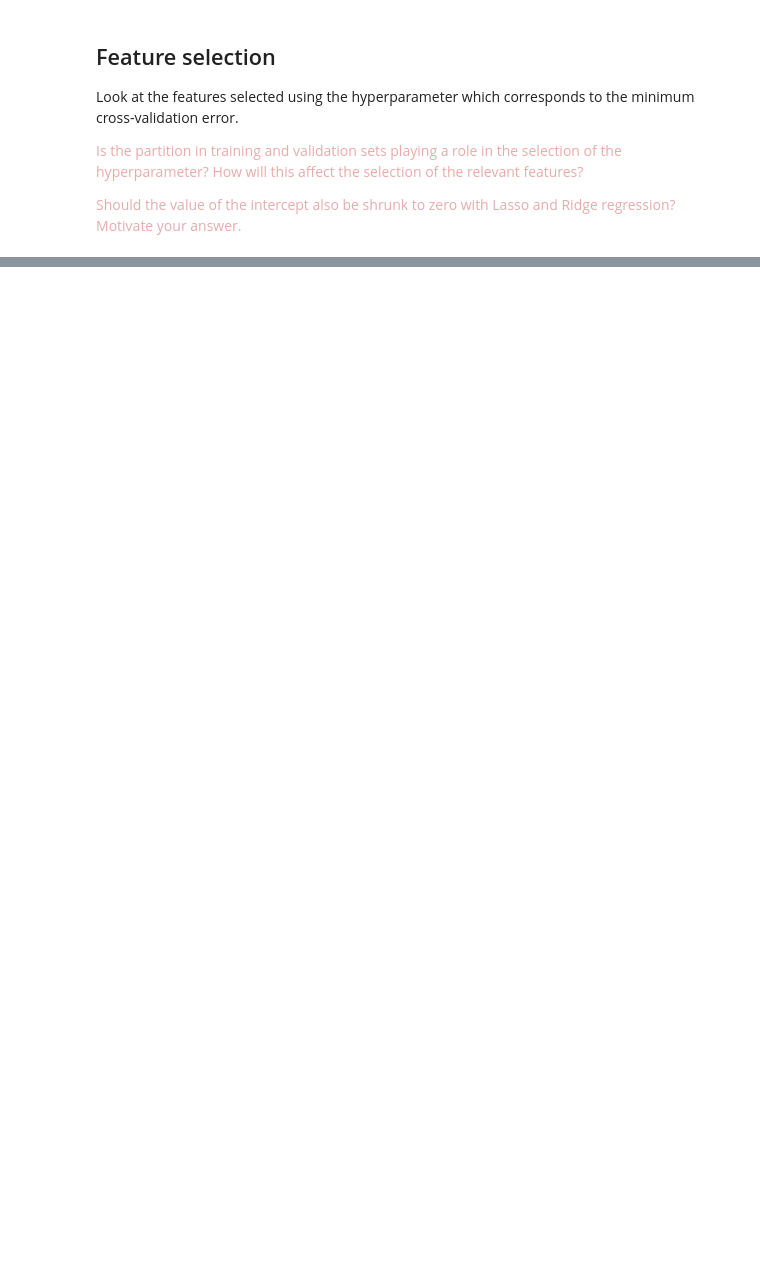
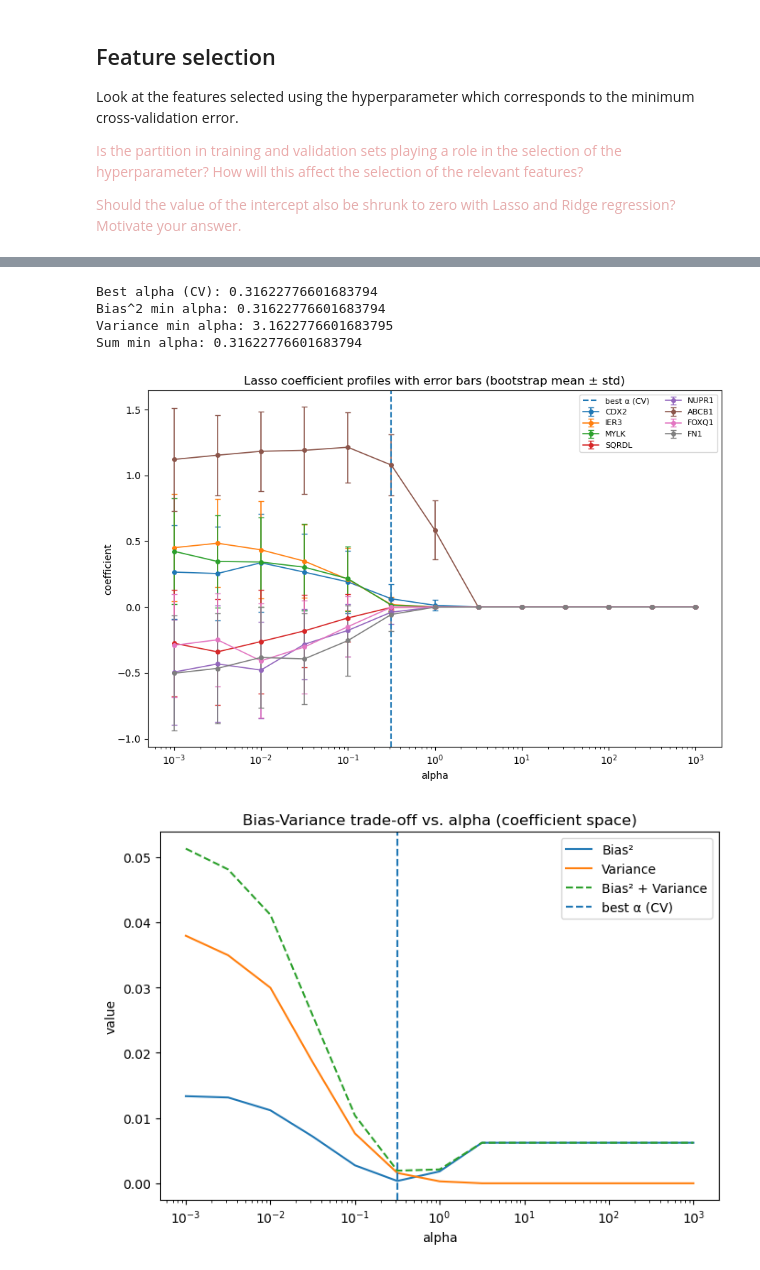
Before and after one commit to SiebrenBarten/Machine-learning-for-medical-imaging, a Jupyter notebook: practicals/week_3.ipynb, the cells around one changed output, grey strips where cells are left out. Drawn from its saved outputs; the diff is of its cells as text; code cells hidden in the pictures; blank space fills up the shorter version.

```diff
--- a/practicals/week_3.ipynb
+++ b/practicals/week_3.ipynb
@@ -418,0 +489,61 @@ Show the effect of the regularization on the parameter estimates in terms of bia
+# %%
+print('Best alpha (CV):', best_alpha)
+print('Bias^2 min alpha:', alpha_grid[int(np.argmin(mean_bias_sq))])
+print('Variance min alpha:', alpha_grid[int(np.argmin(mean_var))])
+print('Sum min alpha:', alpha_grid[int(np.argmin(mean_bias_sq + mean_var))])
+# %% [output]
+Best alpha (CV): 0.31622776601683794
+Bias^2 min alpha: 0.31622776601683794
+Variance min alpha: 3.1622776601683795
+Sum min alpha: 0.31622776601683794
+# %%
+# Coefficient profiles with error bars (mean ± std) for top features over alpha
+plt.figure(figsize=(9,6))
+for fi, lbl in zip(top_idx, top_labels):
+    plt.errorbar(
+        alpha_grid,
+        mean_coef[:, fi],
+        yerr=std_coef[:, fi],   # variability as error bars
+        fmt='-o',               # line + markers
+        capsize=3,              # small caps on error bars
+        linewidth=1.2,
+        markersize=4,
+        label=lbl
+    )
+plt.axvline(best_alpha, linestyle="--", label="best α (CV)")
+plt.xscale("log")
+plt.title("Lasso coefficient profiles with error bars (bootstrap mean ± std)")
+plt.xlabel("alpha")
+plt.ylabel("coefficient")
+plt.legend(fontsize=8, ncol=2)
+plt.tight_layout()
+plt.show()
+
+# Bias-Variance trade-off (averaged over features)
+plt.figure(figsize=(7,5))
+plt.plot(alpha_grid, mean_bias_sq, label="Bias²")
+plt.plot(alpha_grid, mean_var, label="Variance")
+plt.plot(alpha_grid, mean_bias_sq + mean_var, linestyle="--", label="Bias² + Variance")
+plt.axvline(best_alpha, linestyle="--", label="best α (CV)")
+plt.xscale("log")
+plt.title("Bias-Variance trade-off vs. alpha (coefficient space)")
+plt.xlabel("alpha")
+plt.ylabel("value")
+plt.legend()
+plt.tight_layout()
+plt.show()
+
+# Model complexity: number of non-zero coefficients vs alpha
+plt.figure(figsize=(7,4))
+plt.plot(alpha_grid, nonzero, marker="o")
+plt.axvline(best_alpha, linestyle="--", label="best α (CV)")
+plt.xscale("log")
+plt.title("Model complexity (non-zero coefficients) vs. alpha")
+plt.xlabel("alpha")
+plt.ylabel("non-zero coefficients")
+plt.legend()
+plt.tight_layout()
+plt.show()
+# %% [output]
+[figure, added]
+[figure, added]
```
Also changed, not shown: parts of 9 cells of this notebook.
